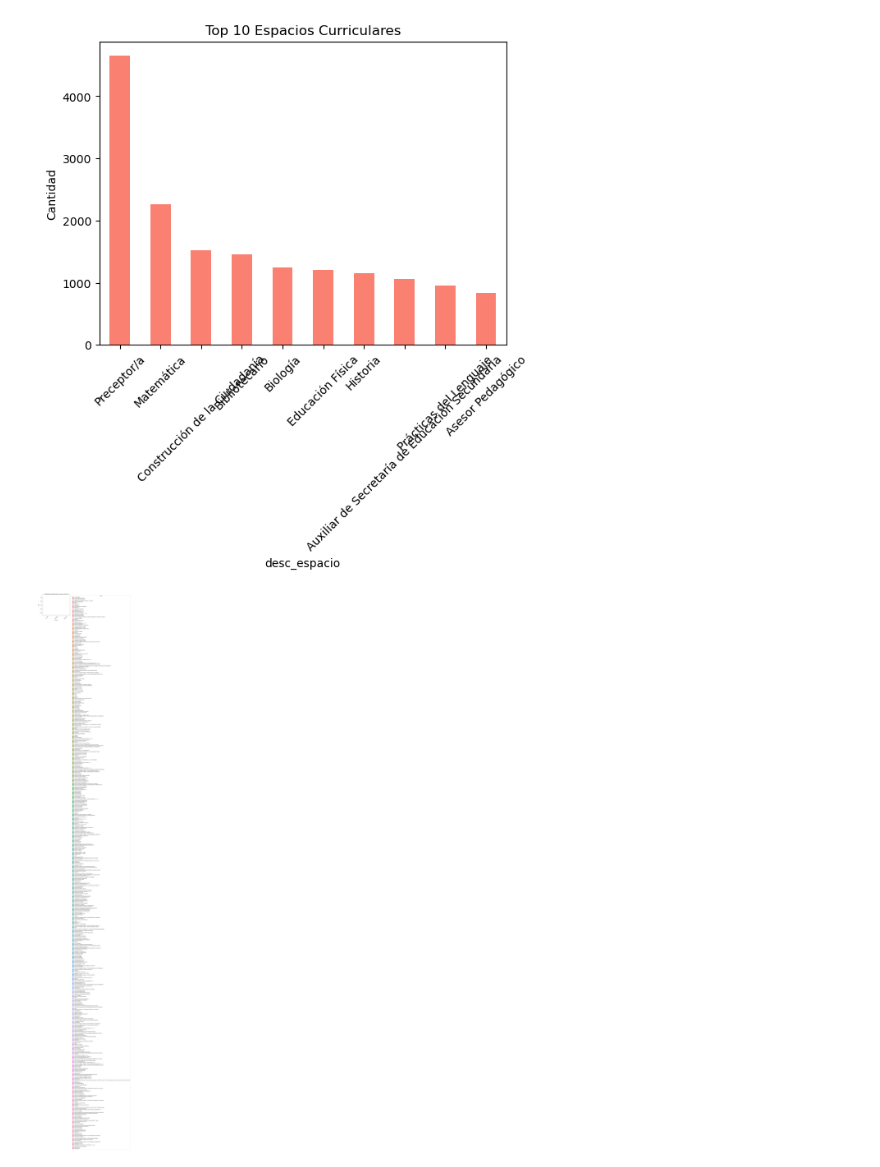
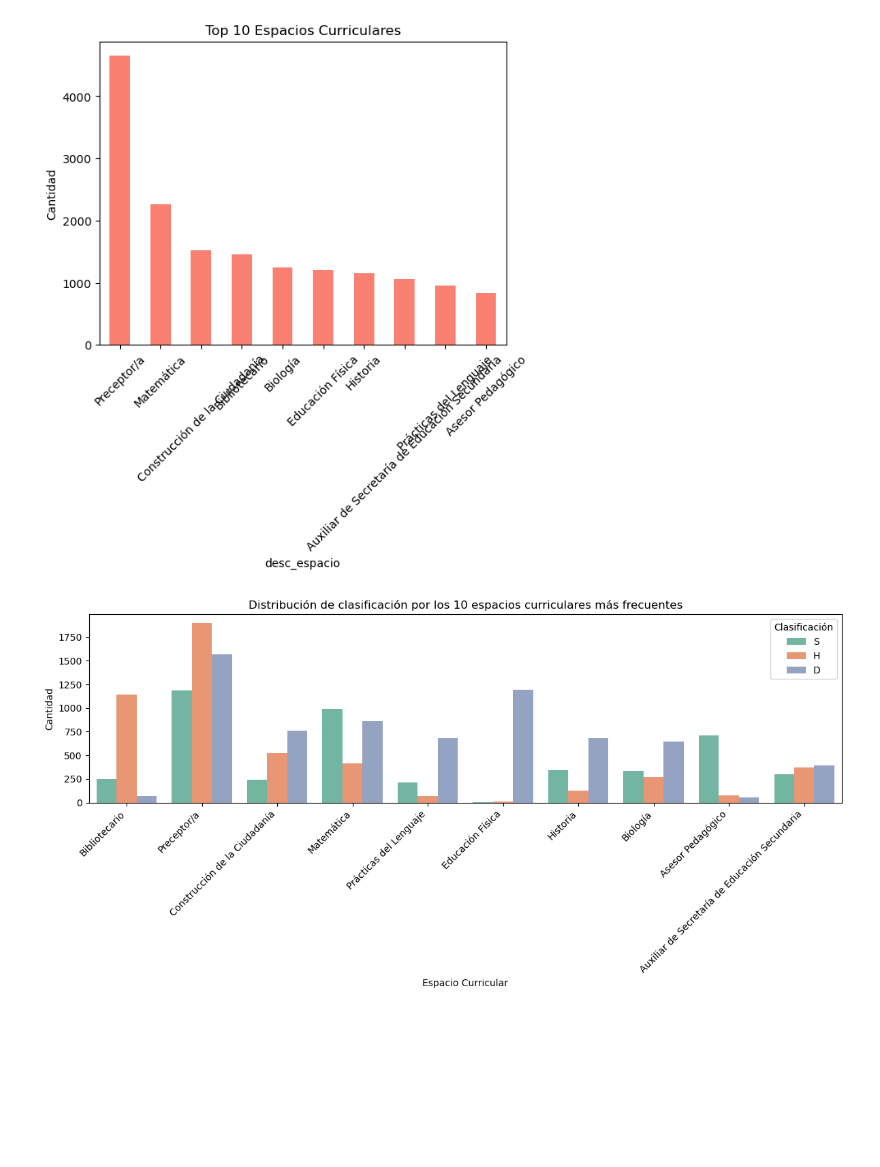
Before and after one commit to Mval-23/Clasificacion_Asignacion_DocentesTDF, a Jupyter notebook: notebooks/1-Descripción del dataset.ipynb, the cells around one changed output. Saved outputs shown, nothing was run; the diff lists cells and outputs as text; code cells hidden in the pictures; blank space fills up the shorter version.

```diff
--- a/notebooks/1-Descripción del dataset.ipynb
+++ b/notebooks/1-Descripción del dataset.ipynb
@@ -194,13 +194,23 @@ plt.show()
 # %% [output]
 [figure]
 # %%
-# 5. Relación entre clasificación y espacio curricular
+# 5. Relación entre clasificación y y los 10 espacios curriculares más frecuentes
 
-sns.countplot(data=dat_excel, x='caracter', hue='desc_espacio', order=['Docente', 'Habilitante', 'Supletorio'])
-plt.title('Distribución de clasificación por espacio curricular')
-plt.xticks(rotation=45)
-plt.legend(title='Espacio', bbox_to_anchor=(1.05, 1), loc='upper left')
+# Seleccionamos los 10 espacios curriculares más frecuentes
+top_espacios = dat_excel['desc_espacio'].value_counts().nlargest(10).index
+
+# Filtramos el DataFrame para solo esos espacios
+df_top_espacios = dat_excel[dat_excel['desc_espacio'].isin(top_espacios)]
+
+# Creamos el gráfico
+plt.figure(figsize=(12, 6))
+sns.countplot(data=df_top_espacios, x='desc_espacio', hue='caracter', palette='Set2')
+plt.title('Distribución de clasificación por los 10 espacios curriculares más frecuentes')
+plt.xticks(rotation=45, ha='right')
+plt.xlabel('Espacio Curricular')
+plt.ylabel('Cantidad')
+plt.legend(title='Clasificación')
 plt.tight_layout()
 plt.show()
 # %% [output]
-[figure, old version]
+[figure, new version]
```
